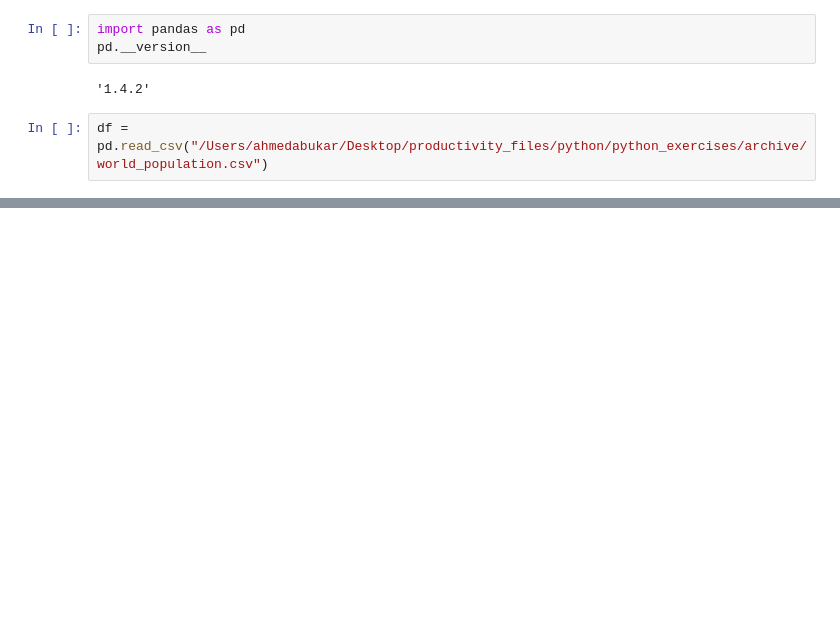
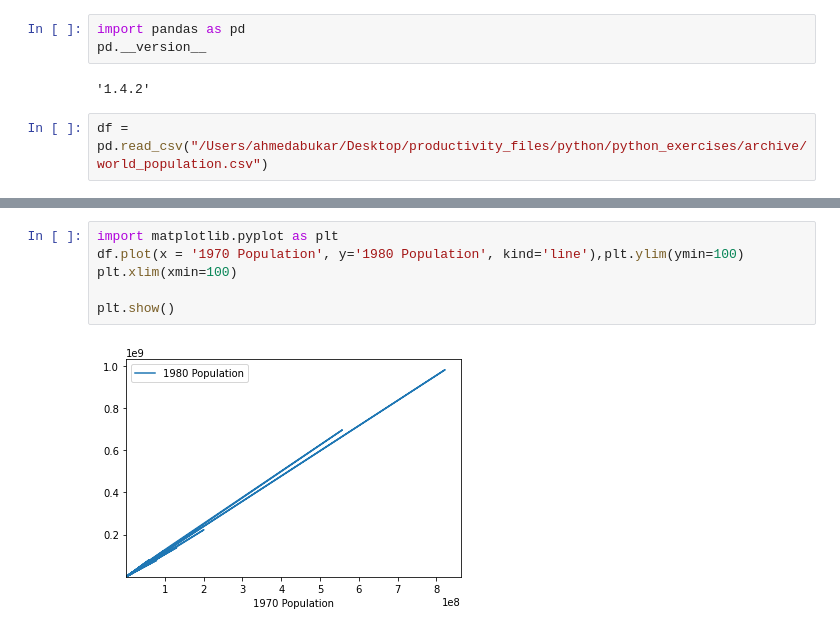
Before and after one commit to Ahmed-ui94/web_programming, a Jupyter notebook: pandas1/pandas.ipynb, the cells around one changed output, grey strips where cells are left out. Cells and saved outputs as stored; diff of their text form; blank space fills up the shorter version.

```diff
--- a/pandas1/pandas.ipynb
+++ b/pandas1/pandas.ipynb
@@ -23,0 +115,8 @@ df
+# %%
+import matplotlib.pyplot as plt
+df.plot(x = '1970 Population', y='1980 Population', kind='line'),plt.ylim(ymin=100)
+plt.xlim(xmin=100)
+
+plt.show()
+# %% [output]
+[figure, added]
```
Also changed, not shown: parts of 73 cells of this notebook, 1 other file.
